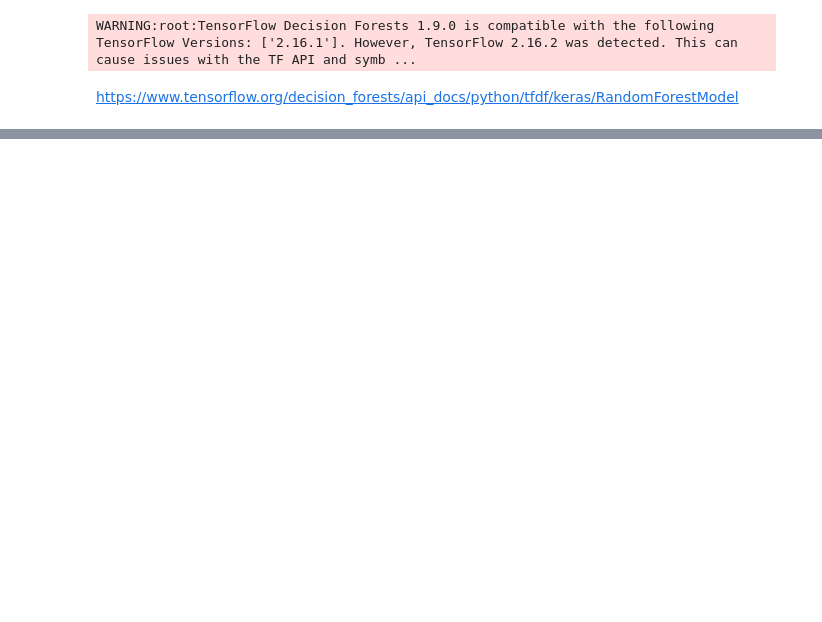
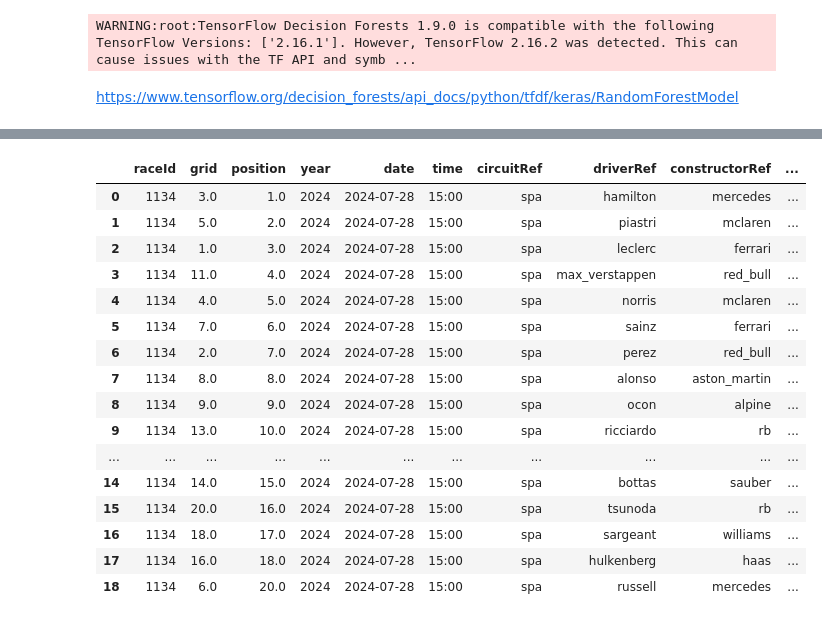
Before and after one commit to jestoncolelewis/Formula_One_Predictor, a Jupyter notebook: decision_forest.ipynb, the cells around one changed output, grey strips where cells are left out. Drawn from its saved outputs; the diff is of its cells as text; code cells hidden in the pictures; blank space fills up the shorter version.

```diff
--- a/decision_forest.ipynb
+++ b/decision_forest.ipynb
@@ -130,0 +52,2 @@ initial_model.make_inspector().variable_importances()
+# %%
+predictions = model.predict(single_ds)
@@ -131 +80,25 @@ initial_model.make_inspector().variable_importances()
+# %%
+predictions_df = pd.DataFrame(predictions[0])
+# %%
+with_names = pd.merge(single, predictions_df, left_on="driver_code", right_on=predictions_df.index)
+
+with_names
+# %% [output]
+|  | raceId | grid | position | year | date | time | circuitRef | driverRef | constructorRef | ... |
+| 0 | 1134 | 3.0 | 1.0 | 2024 | 2024-07-28 | 15:00 | spa | hamilton | mercedes | ... |
+| 1 | 1134 | 5.0 | 2.0 | 2024 | 2024-07-28 | 15:00 | spa | piastri | mclaren | ... |
+| 2 | 1134 | 1.0 | 3.0 | 2024 | 2024-07-28 | 15:00 | spa | leclerc | ferrari | ... |
+| 3 | 1134 | 11.0 | 4.0 | 2024 | 2024-07-28 | 15:00 | spa | max_verstappen | red_bull | ... |
+| 4 | 1134 | 4.0 | 5.0 | 2024 | 2024-07-28 | 15:00 | spa | norris | mclaren | ... |
+| 5 | 1134 | 7.0 | 6.0 | 2024 | 2024-07-28 | 15:00 | spa | sainz | ferrari | ... |
+| 6 | 1134 | 2.0 | 7.0 | 2024 | 2024-07-28 | 15:00 | spa | perez | red_bull | ... |
+| 7 | 1134 | 8.0 | 8.0 | 2024 | 2024-07-28 | 15:00 | spa | alonso | aston_martin | ... |
+| 8 | 1134 | 9.0 | 9.0 | 2024 | 2024-07-28 | 15:00 | spa | ocon | alpine | ... |
+| 9 | 1134 | 13.0 | 10.0 | 2024 | 2024-07-28 | 15:00 | spa | ricciardo | rb | ... |
+| ... | ... | ... | ... | ... | ... | ... | ... | ... | ... | ... |
+| 14 | 1134 | 14.0 | 15.0 | 2024 | 2024-07-28 | 15:00 | spa | bottas | sauber | ... |
+| 15 | 1134 | 20.0 | 16.0 | 2024 | 2024-07-28 | 15:00 | spa | tsunoda | rb | ... |
+| 16 | 1134 | 18.0 | 17.0 | 2024 | 2024-07-28 | 15:00 | spa | sargeant | williams | ... |
+| 17 | 1134 | 16.0 | 18.0 | 2024 | 2024-07-28 | 15:00 | spa | hulkenberg | haas | ... |
+| 18 | 1134 | 6.0 | 20.0 | 2024 | 2024-07-28 | 15:00 | spa | russell | mercedes | ... |
 # %%
```
Also changed, not shown: parts of 17 cells of this notebook.
